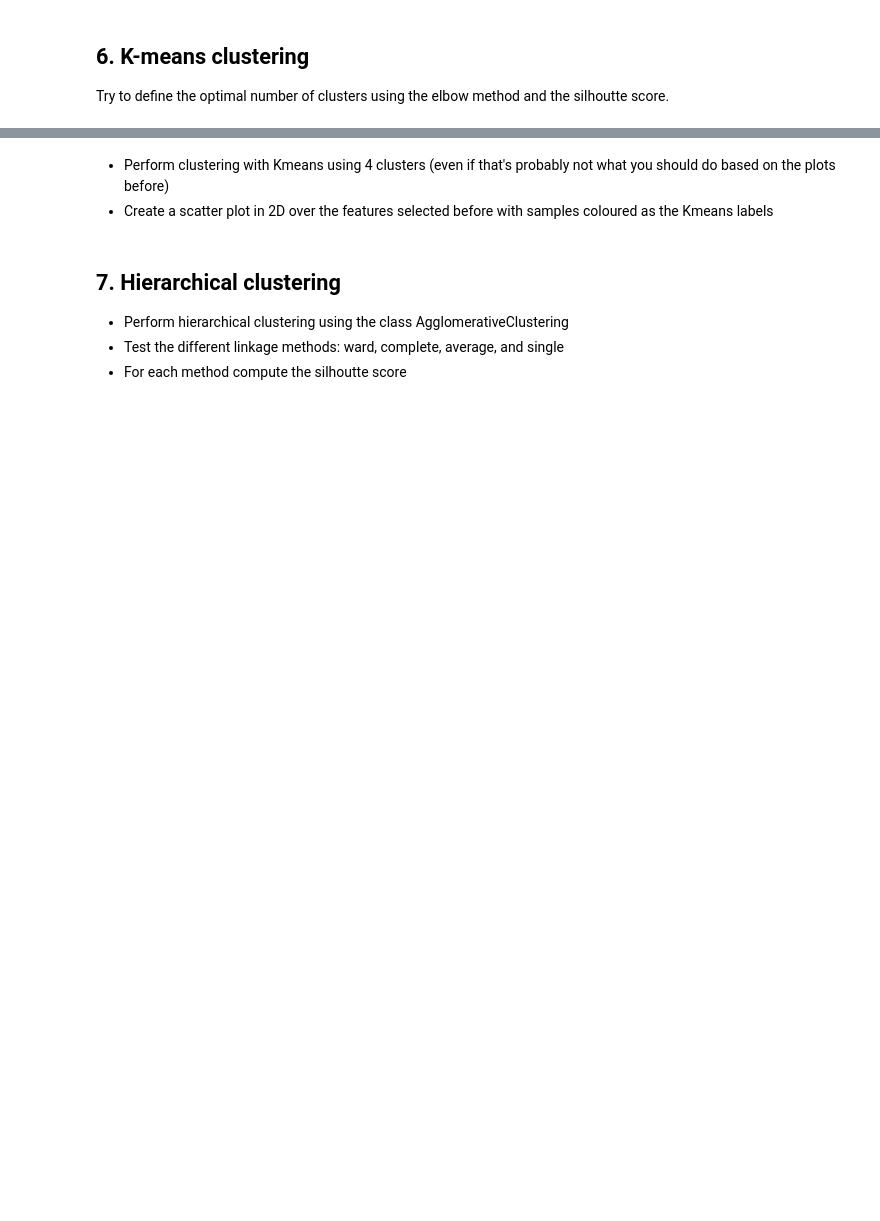
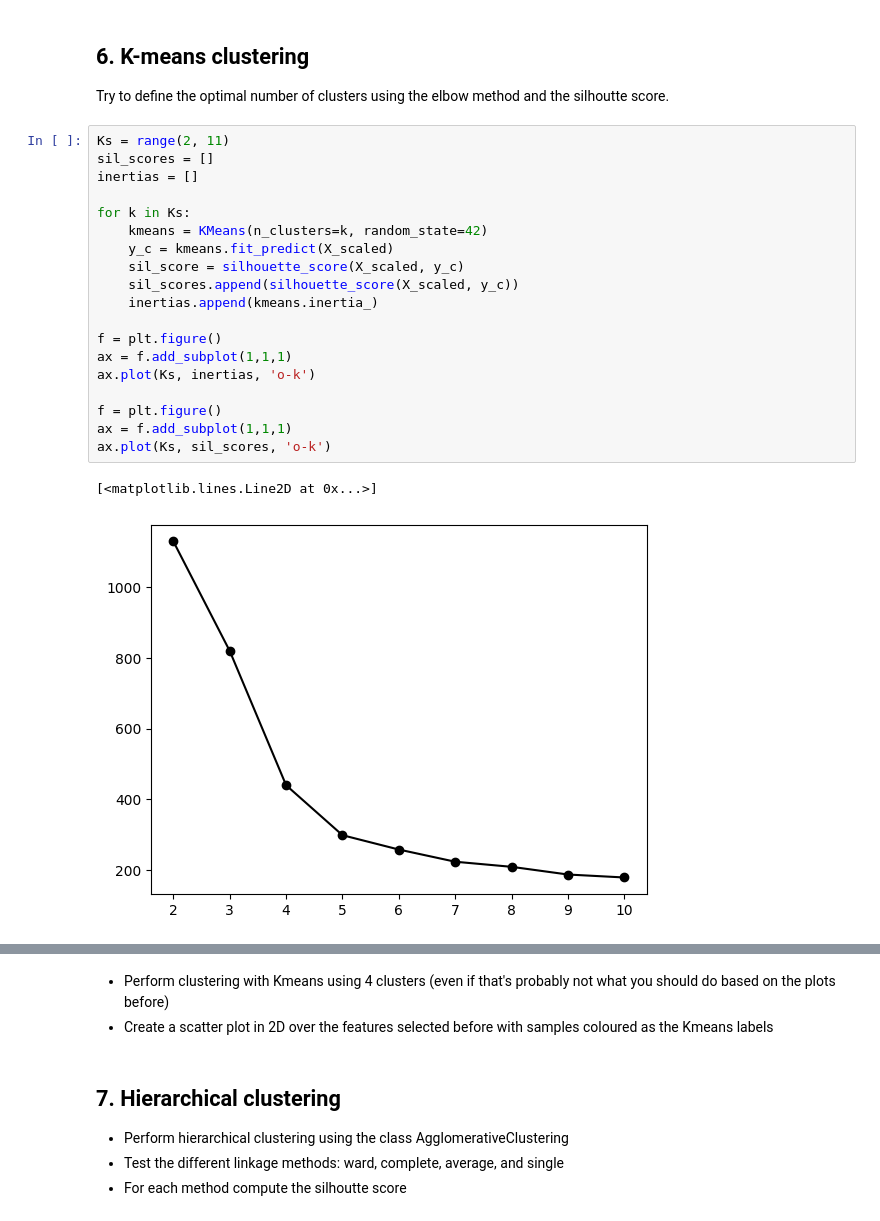
Before and after one commit to MatteoBaraldi/Machine-Learning-for-Bioengineering, a Jupyter notebook: MOD-2/01_clustering_exercises/exercise_kmeans_hierarchical.ipynb, the cells around one changed output, grey strips where cells are left out. Saved outputs shown, nothing was run; the diff lists cells and outputs as text; blank space fills up the shorter version.

```diff
--- a/MOD-2/01_clustering_exercises/exercise_kmeans_hierarchical.ipynb
+++ b/MOD-2/01_clustering_exercises/exercise_kmeans_hierarchical.ipynb
@@ -90,3 +108,25 @@ Normalize the features to zero mean and unitary standard deviation
 ## 6. K-means clustering
 
 Try to define the optimal number of clusters using the elbow method and the silhoutte score.
+# %%
+Ks = range(2, 11)
+sil_scores = []
+inertias = []
+
+for k in Ks:
+    kmeans = KMeans(n_clusters=k, random_state=42)
+    y_c = kmeans.fit_predict(X_scaled)
+    sil_score = silhouette_score(X_scaled, y_c)
+    sil_scores.append(silhouette_score(X_scaled, y_c))
+    inertias.append(kmeans.inertia_)
+
+f = plt.figure()
+ax = f.add_subplot(1,1,1)
+ax.plot(Ks, inertias, 'o-k')
+
+f = plt.figure()
+ax = f.add_subplot(1,1,1)
+ax.plot(Ks, sil_scores, 'o-k')
+# %% [output]
+[<matplotlib.lines.Line2D at 0x...>]
+[figure, added]
```
Also changed, not shown: parts of 7 cells of this notebook.
